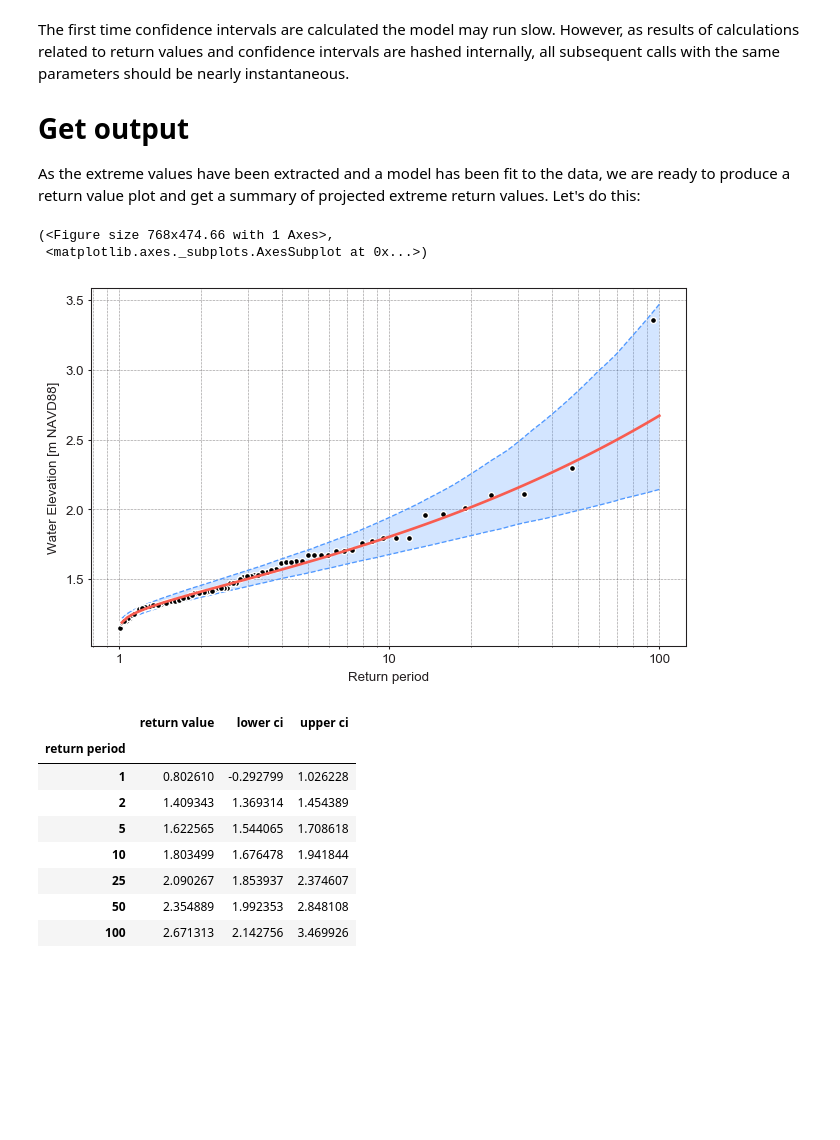
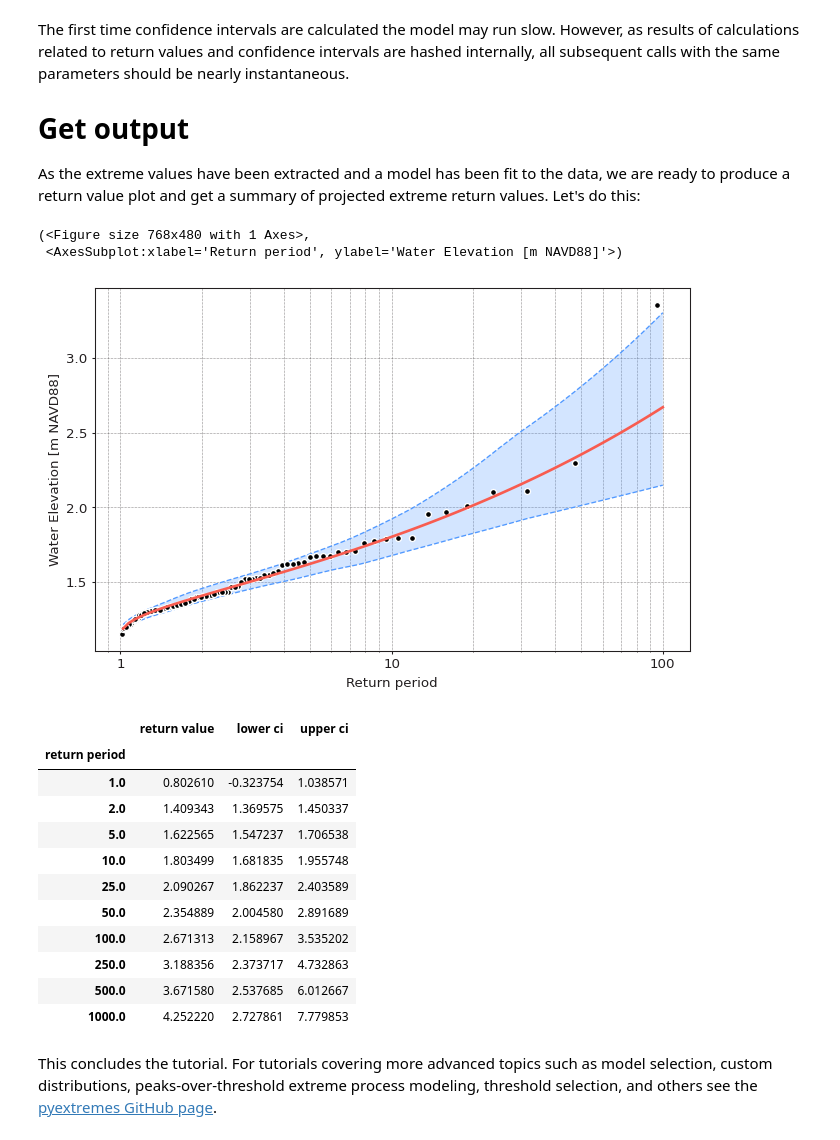
Before and after one commit to georgebv/pyextremes-notebooks, a Jupyter notebook: notebooks/EVA basic.ipynb, the cells around one changed output. Cells and saved outputs as stored; diff of their text form; code cells hidden in the pictures; blank space fills up the shorter version.

Commit message:
updated basic tutorial

```diff
--- a/notebooks/EVA basic.ipynb
+++ b/notebooks/EVA basic.ipynb
@@ -63,6 +65,6 @@ Before proceeding further, let's remove entries before the large gap ending in 1
 # %%
-data = data.loc[pd.to_datetime('1925'):]
-data = data - (data.index.array - pd.to_datetime('1992')) / pd.to_timedelta('1Y') * 2.87e-3
+data = data.loc[pd.to_datetime("1925"):]
+data = data - (data.index.array - pd.to_datetime("1992")) / pd.to_timedelta("365.2425D") * 2.87e-3
 data.head()
 # %% [output]
 Date-Time (GMT)
@@ -158,7 +167,4 @@ The next step of the analysis is fitting a model to the extracted extreme values
 # %%
-model.fit_model(
-    model='MLE',
-    distribution='genextreme'
-)
+model.fit_model()
 model
 # %% [output]
@@ -217,25 +224,34 @@ The first time confidence intervals are calculated the model may run slow. Howev
 # Get output
 As the extreme values have been extracted and a model has been fit to the data, we are ready to produce a return value plot and get a summary of projected extreme return values. Let's do this:
 # %%
-model.plot_return_values(return_period=np.logspace(0.01, 2, 100))
+model.plot_return_values(
+    return_period=np.logspace(0.01, 2, 100),
+    return_period_size="365.2425D",
+    alpha=0.95,
+)
 # %% [output]
-(<Figure size 768x474.66 with 1 Axes>,
- <matplotlib.axes._subplots.AxesSubplot at 0x...>)
+(<Figure size 768x480 with 1 Axes>,
+ <AxesSubplot:xlabel='Return period', ylabel='Water Elevation [m NAVD88]'>)
-[figure, old version]
+[figure, new version]
 # %%
 summary = model.get_summary(
-    return_period=[1, 2, 5, 10, 25, 50, 100],
+    return_period=[1, 2, 5, 10, 25, 50, 100, 250, 500, 1000],
     alpha=0.95,
-    n_samples=1000
+    n_samples=1000,
 )
 summary
 # %% [output]
 |  | return value | lower ci | upper ci |
 | return period |  |  |  |
-| 1 | 0.802610 | -0.292799 | 1.026228 |
-| 2 | 1.409343 | 1.369314 | 1.454389 |
-| 5 | 1.622565 | 1.544065 | 1.708618 |
-| 10 | 1.803499 | 1.676478 | 1.941844 |
-| 25 | 2.090267 | 1.853937 | 2.374607 |
-| 50 | 2.354889 | 1.992353 | 2.848108 |
-| 100 | 2.671313 | 2.142756 | 3.469926 |
+| 1.0 | 0.802610 | -0.323754 | 1.038571 |
+| 2.0 | 1.409343 | 1.369575 | 1.450337 |
+| 5.0 | 1.622565 | 1.547237 | 1.706538 |
+| 10.0 | 1.803499 | 1.681835 | 1.955748 |
+| 25.0 | 2.090267 | 1.862237 | 2.403589 |
+| 50.0 | 2.354889 | 2.004580 | 2.891689 |
+| 100.0 | 2.671313 | 2.158967 | 3.535202 |
+| 250.0 | 3.188356 | 2.373717 | 4.732863 |
+| 500.0 | 3.671580 | 2.537685 | 6.012667 |
+| 1000.0 | 4.252220 | 2.727861 | 7.779853 |
+# %% [markdown]
+This concludes the tutorial. For tutorials covering more advanced topics such as model selection, custom distributions, peaks-over-threshold extreme process modeling, threshold selection, and others see the [pyextremes GitHub page](https://github.com/georgebv/pyextremes).
```
Also changed, not shown: parts of 14 cells of this notebook.
